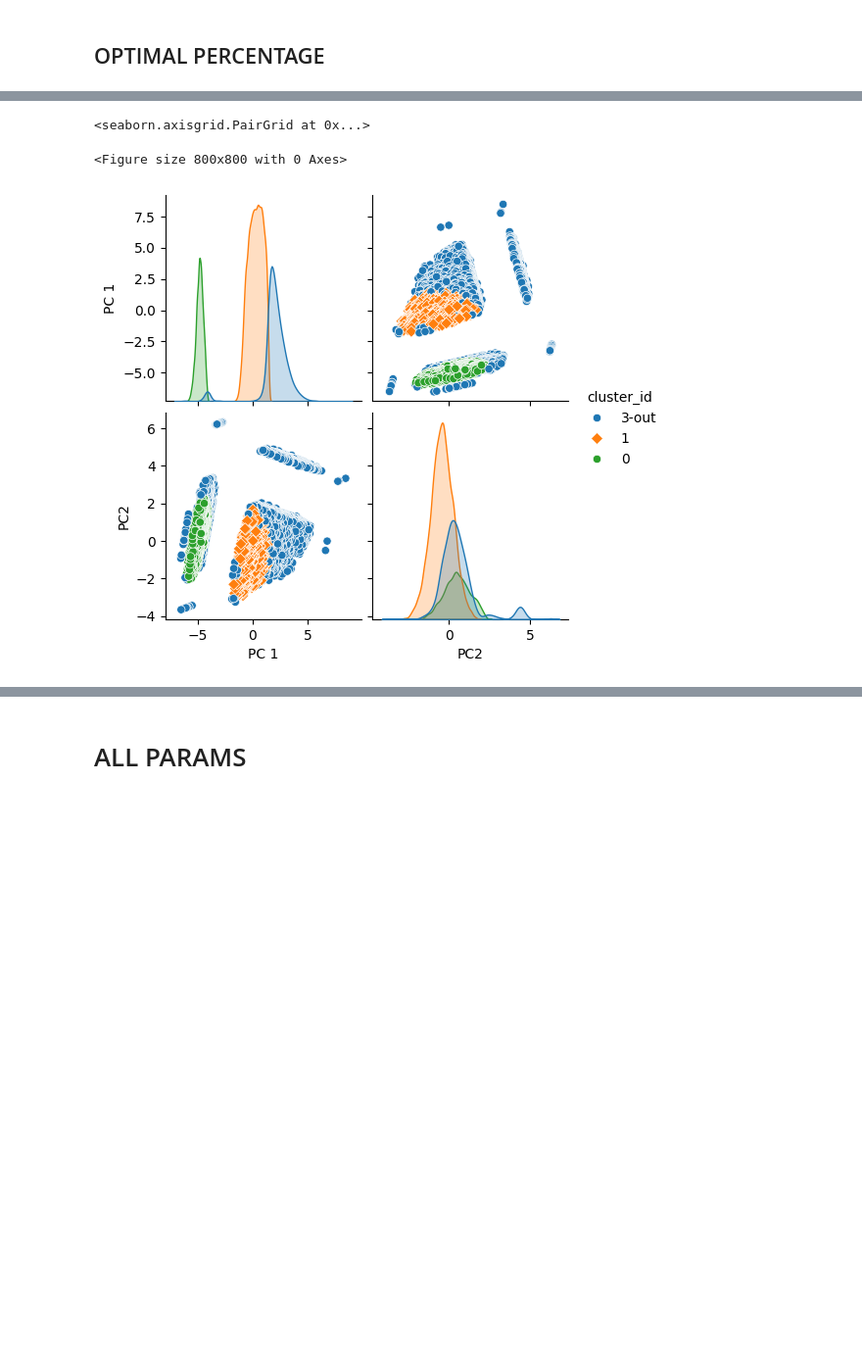
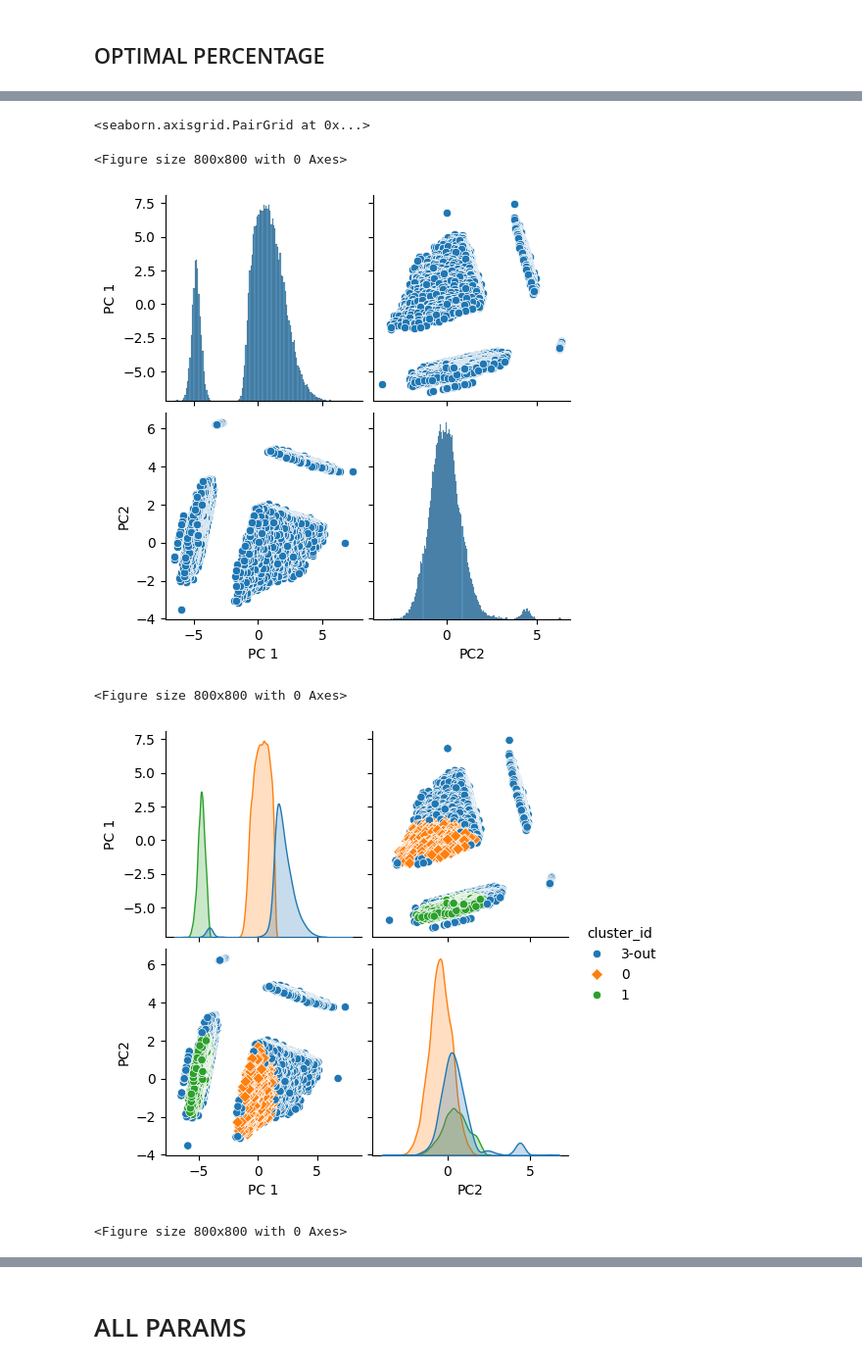
Before and after one commit to jptriciaestella/Skripsi-Kmeans-LTS, a Jupyter notebook: DATASET1/trimmed.ipynb, the cells around one changed output, grey strips where cells are left out. Shown at 98% size. Drawn from its saved outputs; the diff is of its cells as text; code cells hidden in the pictures; blank space fills up the shorter version.

```diff
--- a/DATASET1/trimmed.ipynb
+++ b/DATASET1/trimmed.ipynb
@@ -118,3 +29,0 @@ df_scaled = quantile_trans.fit_transform(df)
-# %%
-df_scaled = pd.DataFrame(df_scaled, columns=df.columns)
-df_scaled
@@ -335,6 +108,0 @@ def generate_data_RTKM(dataframe, k, percent_outliers, num_members):
-# %%
-inliers, all = generate_data_RTKM(df_scaled, 3, 0.10, 2)
-print("All data:\n", all)
-print("CID ALL:", all['cluster_id'].unique())
-print("Filtered data:\n", inliers)
-print("CID FILTERED:", inliers['cluster_id'].unique())
@@ -393,0 +109,5 @@ print(score)
+# %%
+#FIND SILHOUETTE SCORE
+score = silhouette_score(RTKM_result_filtered.drop(['cluster_id'], axis=1), RTKM_result_filtered['cluster_id'])
+
+print(score)
@@ -397,7 +119,7 @@ print(score)
 from sklearn.metrics import silhouette_score
 
 # Function find optimal RTKM cluster
-def find_optimal_RTKM(df):
+def find_optimal_RTKM(df, n_cluster):
     best_score = -1
     best_percent = 0
     best_cluster = None
@@ -408,10 +130,10 @@ def find_optimal_RTKM(df):
 
         # Jalankan RTKM dengan parameter tertentu
         retry_count = 0
-        max_retries = 3  # Tentukan jumlah maksimum percobaan
+        max_retries = 5  # Tentukan jumlah maksimum percobaan
 
         while retry_count < max_retries:
-            inliers, all_data = generate_data_RTKM(df, 2, percent / 100, 2)
+            inliers, all_data = generate_data_RTKM(df, n_cluster, percent / 100, 2)
             inliers_no_id = inliers.drop(['cluster_id'], axis=1)
 
             print(inliers.shape)
@@ -426,6 +148,9 @@ def find_optimal_RTKM(df):
             score = silhouette_score(inliers_no_id, inliers['cluster_id'])
             print("Score:", score)
 
+            if inliers["cluster_id"].nunique() != n_cluster:
+                print("NOTE THAT THE CENTROID DOES NOT MATCH K VALUE")
+
             # Perbarui parameter terbaik jika skor lebih tinggi
             if score > best_score:
                 best_score = score
@@ -435,12 +160,13 @@ def find_optimal_RTKM(df):
 
             break  # Keluar dari loop retry jika data valid
 
+    print("====================================================")
     print("Best Silhouette Score:", best_score)
     print("Best Percent:", best_percent)
 
     return best_cluster, best_all
 
-optimal_inlier, optimal_cluster = find_optimal_RTKM(df_scaled)
+optimal_inlier, optimal_cluster = find_optimal_RTKM(df_scaled, 3)
 # %% [output]
 PERCENT: 5
 Iteration 100
@@ -461,23 +187,34 @@ Best Silhouette Score: 0.7504329287463191
 Best Percent: 30
 # %%
+# OPTIMAL VISUALIZATION
 from sklearn.decomposition import PCA
 import seaborn as sns
 
 pca = PCA(n_components=2)
 df_pca = pca.fit_transform(df_scaled)
+df_pca = pd.DataFrame(df_pca, columns=['PC 1', 'PC2'])
+plt.figure(figsize=(8,8))
+sns.pairplot(data=df_pca)
 
-df_pca = pd.DataFrame(df_pca, columns=['PC 1', 'PC2'])
-
-#PAIR PLOT with OUTLIERS
+#PAIR PLOT OPTIMAL with OUTLIERS
 df_pca['cluster_id'] = optimal_cluster.loc[:, optimal_cluster.columns.isin(['cluster_id'])]
 
 plt.figure(figsize=(8,8))
 sns.pairplot(data=df_pca, hue='cluster_id', markers=["o", "D"])
+
+#PAIR PLOT OPTIMAL without OUTLIERS
+df_pca['cluster_id'] = optimal_inlier.loc[:, optimal_inlier.columns.isin(['cluster_id'])]
+
+plt.figure(figsize=(8,8))
+sns.pairplot(data=df_pca, hue='cluster_id', markers=["o", "D"])
 # %% [output]
 The markers list has fewer values (2) than needed (3) and will cycle, which may produce an uninterpretable plot.
   func(x=x, y=y, **kwargs)
 The markers list has fewer values (2) than needed (3) and will cycle, which may produce an uninterpretable plot.
   func(x=x, y=y, **kwargs)
 <seaborn.axisgrid.PairGrid at 0x...>
 <Figure size 800x800 with 0 Axes>
-[figure, old version]
+[figure, new version]
+<Figure size 800x800 with 0 Axes>
+[figure, added]
+<Figure size 800x800 with 0 Axes>
```
Also changed, not shown: parts of 39 cells of this notebook, 1 other file.
